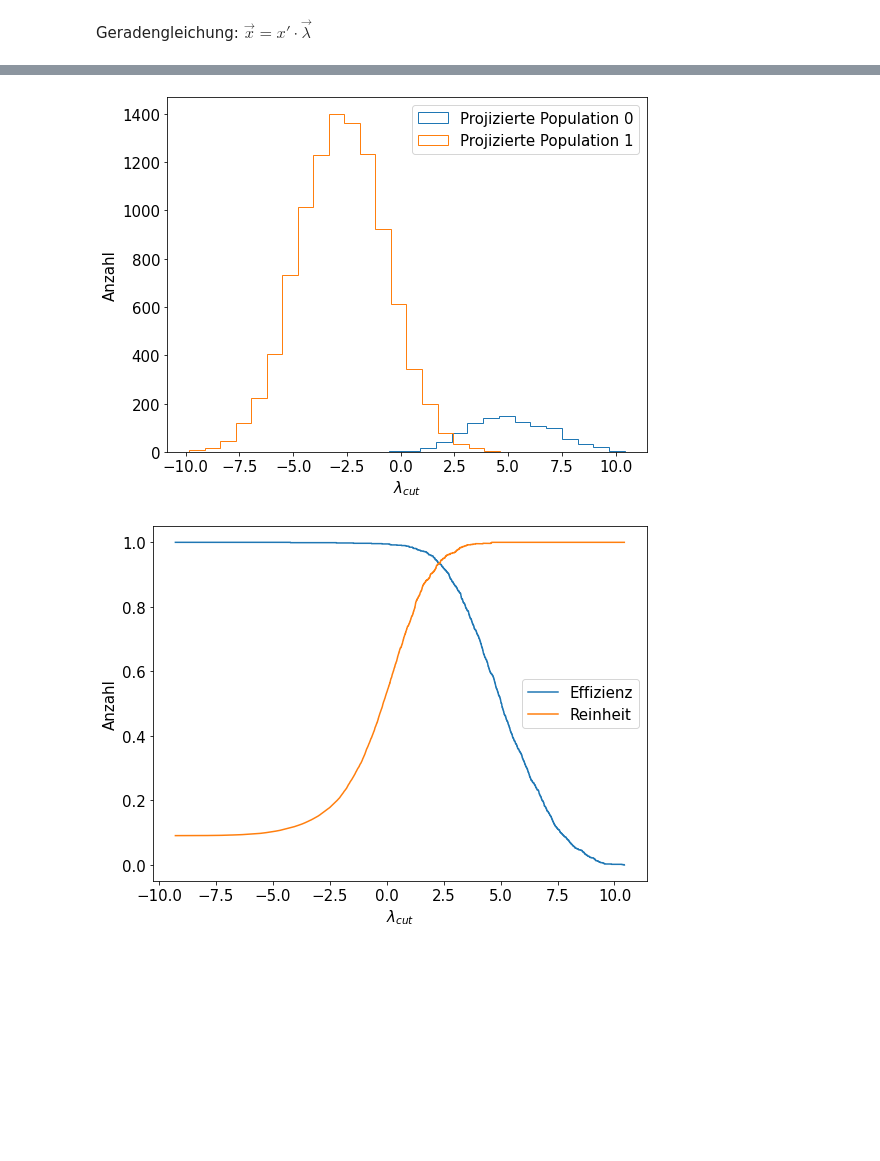
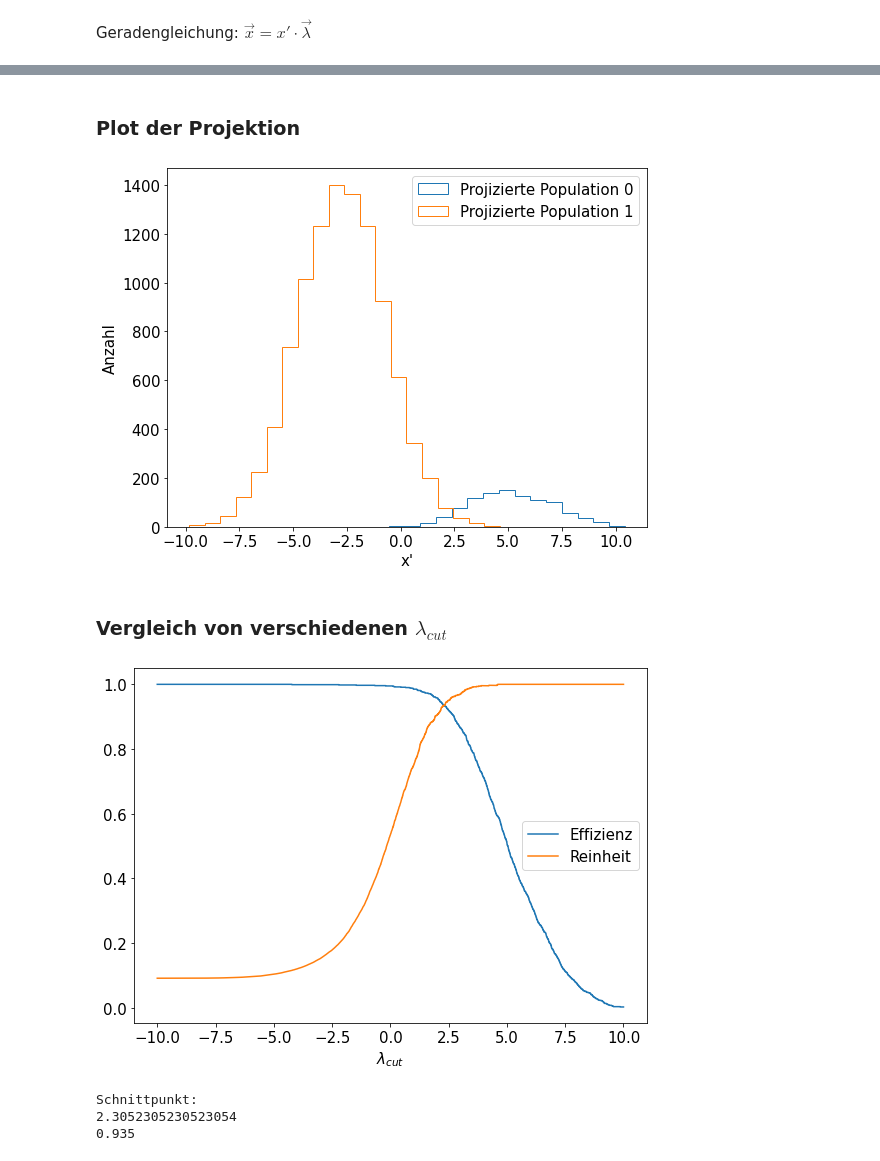
Before and after one commit to NicoJG/SMD, a Jupyter notebook: blatt06/blatt06_nico.ipynb, the cells around one changed output, grey strips where cells are left out. Drawn from its saved outputs; the diff is of its cells as text; code cells hidden in the pictures; blank space fills up the shorter version.

```diff
--- a/blatt06/blatt06_nico.ipynb
+++ b/blatt06/blatt06_nico.ipynb
@@ -270,18 +277,22 @@ plt.show()
+# %% [markdown]
+### Plot der Projektion
 # %%
 p0_projected_h = np.dot(p0_h,lambda_h)
 p1_projected_h = np.dot(p1,lambda_h)
 plt.figure(figsize=(8,6))
 plt.hist(p0_projected_h,histtype='step',bins=20,label='Projizierte Population 0')
 plt.hist(p1_projected_h,histtype='step',bins=20,label='Projizierte Population 1')
-plt.xlabel(r'$\lambda_{cut}$')
+plt.xlabel('x\'')
 plt.ylabel('Anzahl')
 plt.legend()
 plt.tight_layout()
 plt.show()
 # %% [output]
-[figure, old version]
+[figure, new version]
+# %% [markdown]
+### Vergleich von verschiedenen $\lambda_{cut}$
 # %%
-lambda_cut_linspace_h = np.linspace(np.min(p1_projected),np.max(p0_projected_h),10000)
+lambda_cut_linspace_h = np.linspace(-10,10,10000)
 # %%
 # p0 ist positiv (Signal), p1 ist negativ (Untergrund)
 # true and false, positive and negative
@@ -290,23 +301,28 @@ fp_h = np.array([np.sum(p1_projected_h > lambda_cut) for lambda_cut in lambda_cu
 tn_h = np.array([np.sum(p1_projected_h <= lambda_cut) for lambda_cut in lambda_cut_linspace_h])
 fn_h = np.array([np.sum(p0_projected_h <= lambda_cut) for lambda_cut in lambda_cut_linspace_h])
 # %%
-# Plot der Effizienz und Reinheit
 efficiency_h = tp_h/(tp_h+fn_h)
 purity_h = tp_h/(tp_h+fp_h)
 
 plt.figure(figsize=(8,6))
 
 plt.plot(lambda_cut_linspace_h,efficiency_h,label='Effizienz')
 plt.plot(lambda_cut_linspace_h,purity_h,label='Reinheit')
 
 plt.xlabel(r'$\lambda_{cut}$')
-plt.ylabel('Anzahl')
 
 plt.legend()
 plt.tight_layout()
 plt.show()
 # %% [output]
-[figure, old version]
+[figure, new version]
+# %%
+intersect_mask_h = np.isclose(efficiency_h,purity_h)
+print(f'Schnittpunkt:\n{lambda_cut_linspace_h[intersect_mask_h][0]}\n{efficiency_h[intersect_mask_h][0]}')
+# %% [output]
+Schnittpunkt:
+2.3052305230523054
+0.935
 # %%
 S_h = tp_h
 B_h = fn_h+fp_h
```
Also changed, not shown: parts of 36 cells of this notebook, 2 other files.
